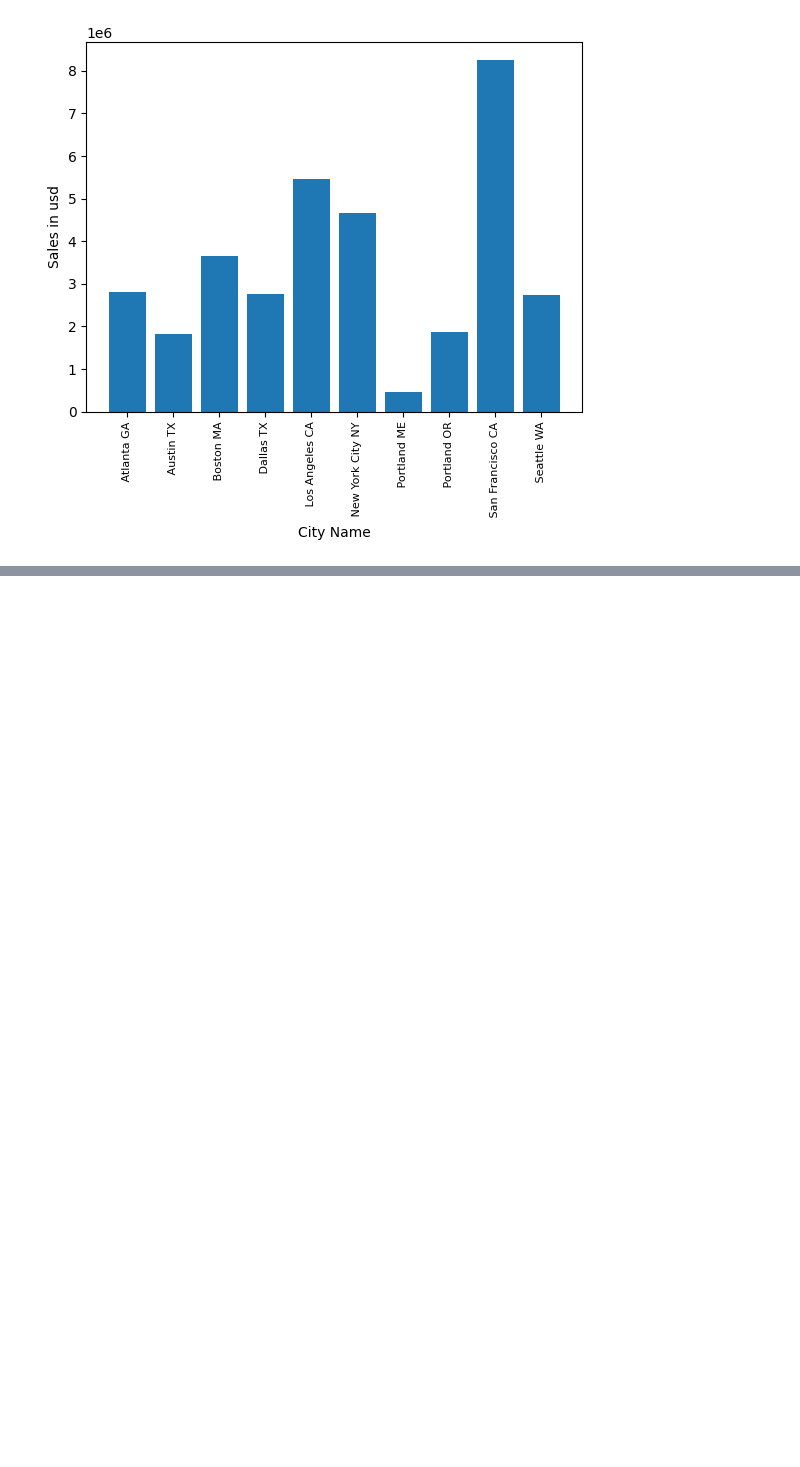
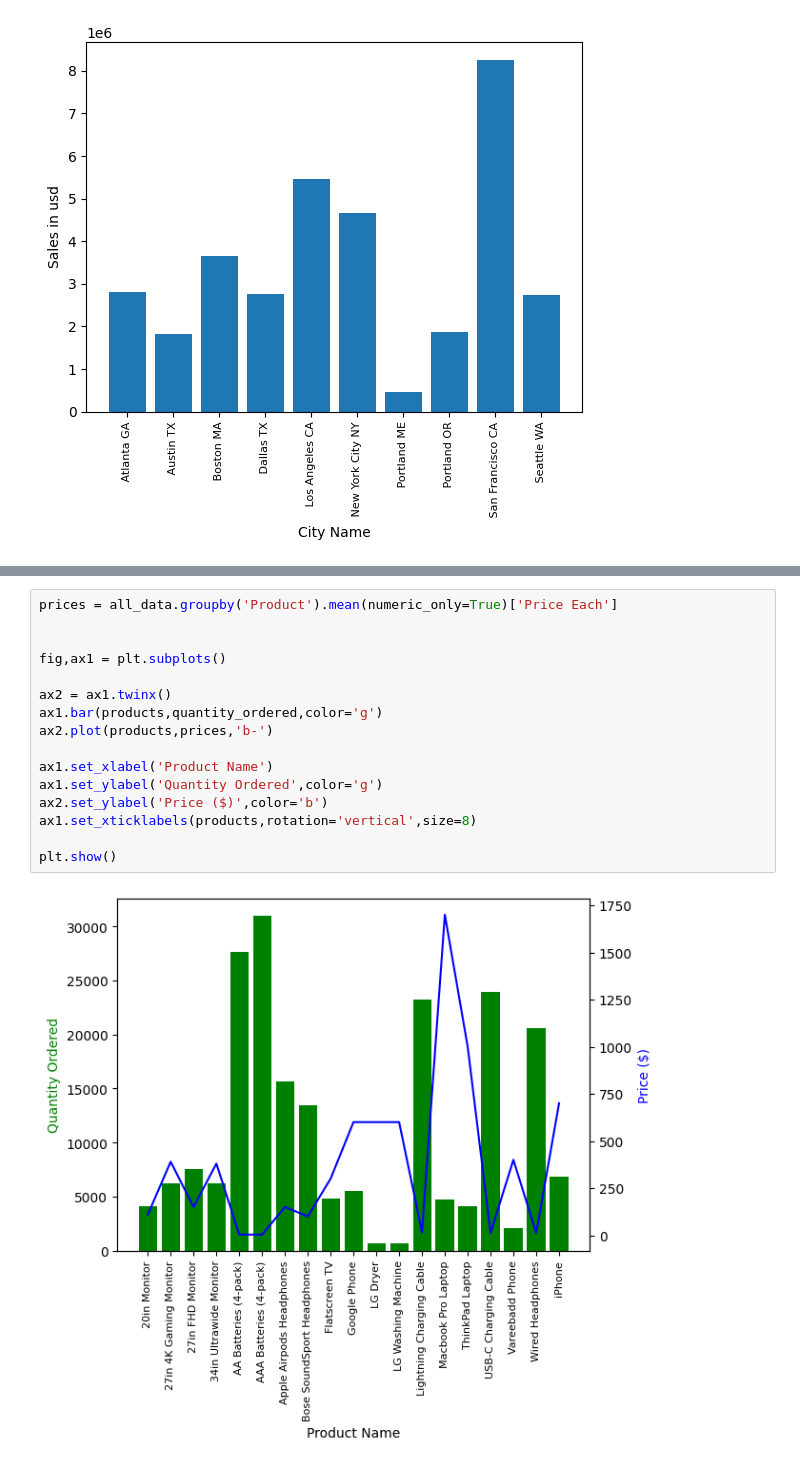
Before and after one commit to Thomas-Parra/sales-data-analysis, a Jupyter notebook: sales_analysis.ipynb, the cells around one changed output, grey strips where cells are left out. Drawn from its saved outputs; the diff is of its cells as text; blank space fills up the shorter version.

```diff
--- a/sales_analysis.ipynb
+++ b/sales_analysis.ipynb
@@ -234,0 +341,18 @@ plt.show()
+# %%
+prices = all_data.groupby('Product').mean(numeric_only=True)['Price Each']
+
+
+fig,ax1 = plt.subplots()
+
+ax2 = ax1.twinx()
+ax1.bar(products,quantity_ordered,color='g')
+ax2.plot(products,prices,'b-')
+
+ax1.set_xlabel('Product Name')
+ax1.set_ylabel('Quantity Ordered',color='g')
+ax2.set_ylabel('Price ($)',color='b')
+ax1.set_xticklabels(products,rotation='vertical',size=8)
+
+plt.show()
+# %% [output]
+[figure, added]
```
Also changed, not shown: parts of 9 cells of this notebook.
